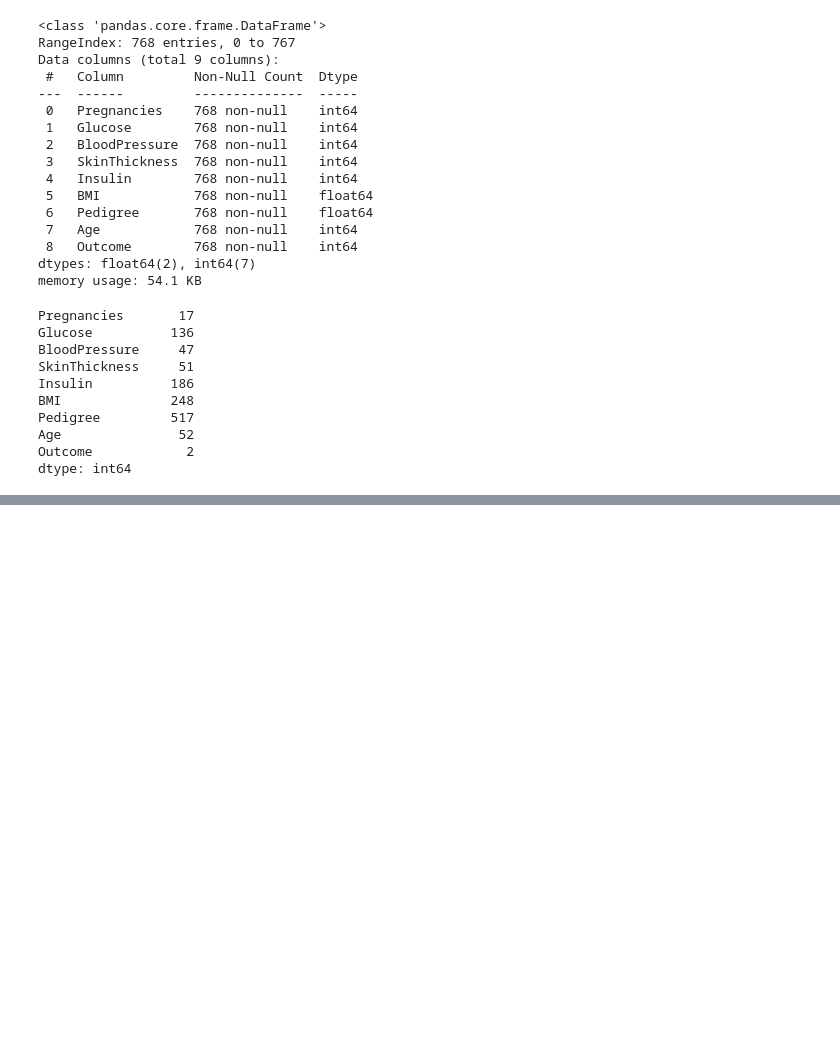
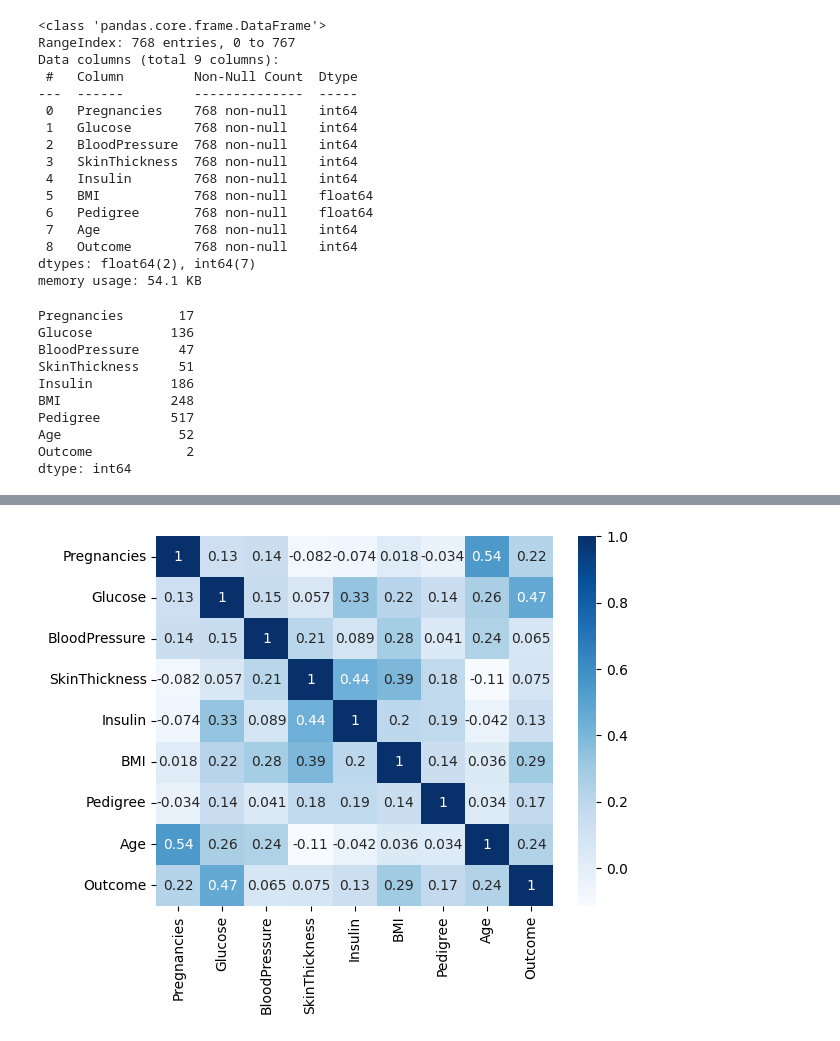
Before and after one commit to AyushDevadiga1/Machine-Learning, a Jupyter notebook: LOR_diabetes.ipynb, the cells around one changed output, grey strips where cells are left out. Cells and saved outputs as stored; diff of their text form; code cells hidden in the pictures; blank space fills up the shorter version.

```diff
--- a/LOR_diabetes.ipynb
+++ b/LOR_diabetes.ipynb
@@ -69,3 +69,13 @@ df.describe(include='all')
 | 50% | 3.000000 | 117.000000 | 72.000000 | 23.000000 | 30.500000 | 32.000000 | 0.372500 | 29.000000 | 0.000000 |
 | 75% | 6.000000 | 140.250000 | 80.000000 | 32.000000 | 127.250000 | 36.600000 | 0.626250 | 41.000000 | 1.000000 |
 | max | 17.000000 | 199.000000 | 122.000000 | 99.000000 | 846.000000 | 67.100000 | 2.420000 | 81.000000 | 1.000000 |
+# %%
+sns.heatmap(
+    data = df.corr(),
+    cmap = 'Blues',
+    annot = True
+)
+plt.show()
+# Found Skin thickness and Insulin is correlated may need to drop these columns further
+# %% [output]
+[figure, added]
```
Also changed, not shown: parts of 1 cell of this notebook.
